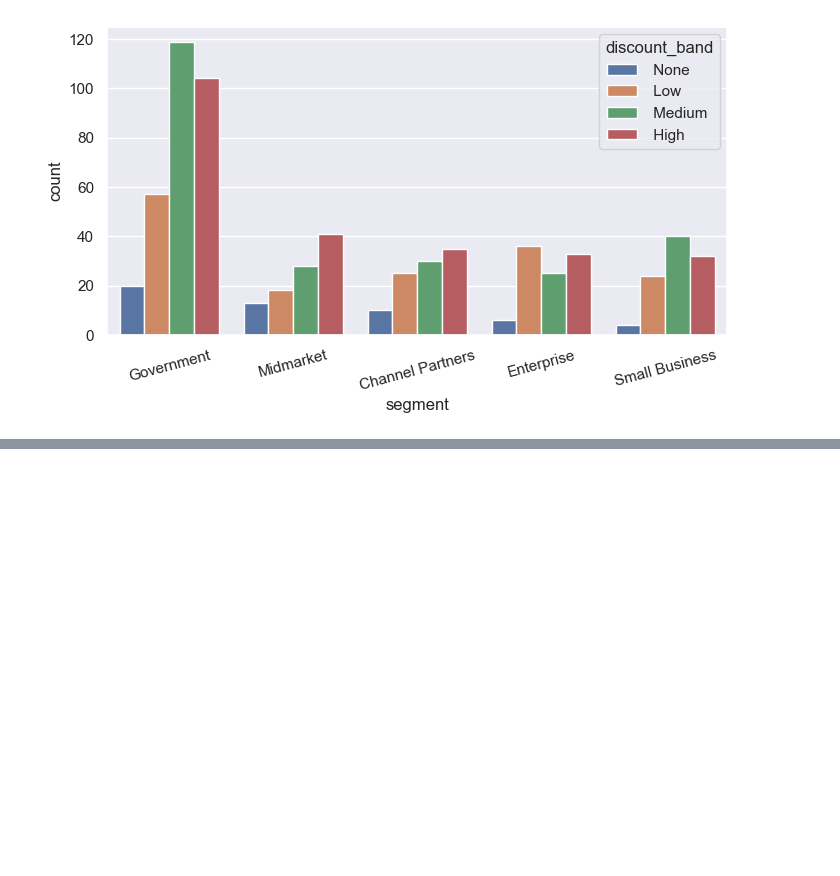
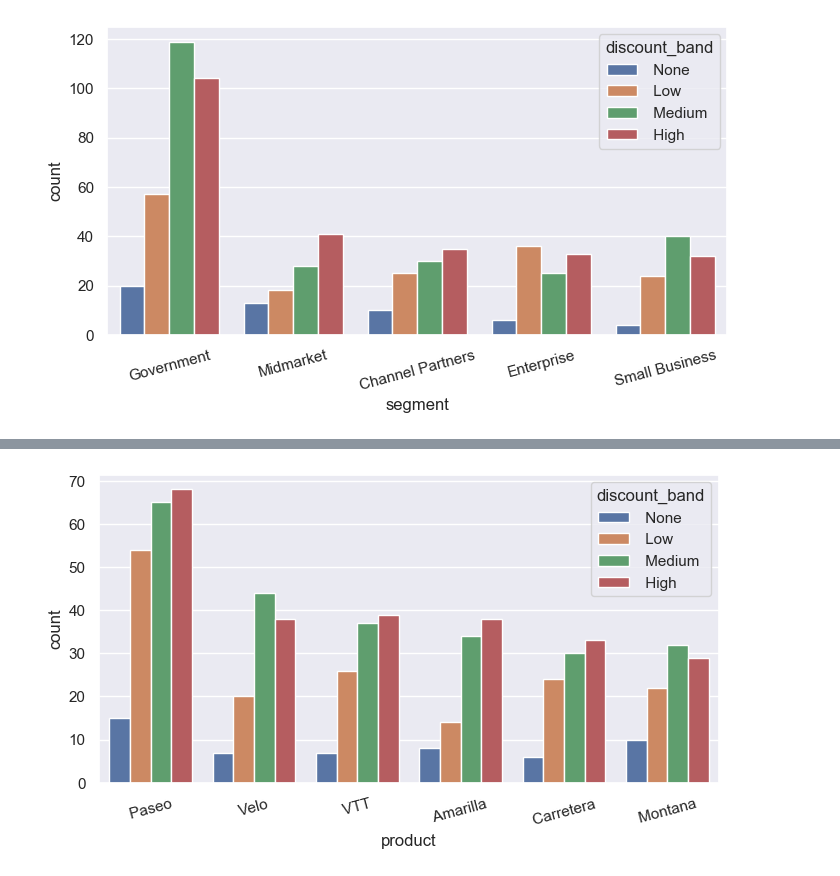
Before and after one commit to jluis-ml/Proyecto-Empresa-Finanzas, a Jupyter notebook: 3_EDA.ipynb, the cells around one changed output, grey strips where cells are left out. Saved outputs shown, nothing was run; the diff lists cells and outputs as text; code cells hidden in the pictures; blank space fills up the shorter version.

```diff
--- a/3_EDA.ipynb
+++ b/3_EDA.ipynb
@@ -466,0 +469,7 @@ plt.show()
+# %%
+plt.figure(figsize=(8,4))
+sns.countplot(data= data, x = "product", hue = "discount_band", order = data["product"].value_counts().index)
+plt.xticks(rotation=15)
+plt.show()
+# %% [output]
+[figure, added]
```
Also changed, not shown: parts of 8 cells of this notebook.
